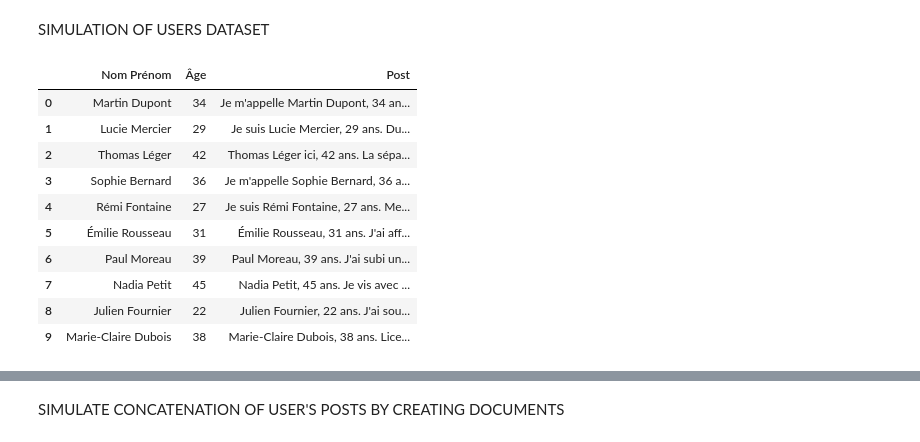
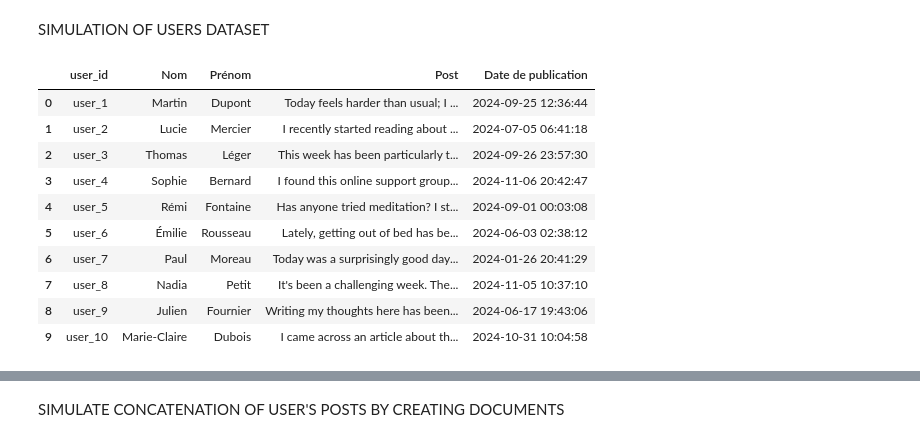
Before and after one commit to Aminesefra8/Hackaton_MoroccanAI_2024-simulation-prototype-, a Jupyter notebook: simu_profile_matching.ipynb, the cells around one changed output, grey strips where cells are left out. Cells and saved outputs as stored; diff of their text form; code cells hidden in the pictures.

```diff
--- a/simu_profile_matching.ipynb
+++ b/simu_profile_matching.ipynb
@@ -44,14 +29,47 @@ df = pd.DataFrame(data)
-# %%
-df
-# %% [output]
-|  | Nom Prénom | Âge | Post |
-| 0 | Martin Dupont | 34 | Je m'appelle Martin Dupont, 34 an... |
-| 1 | Lucie Mercier | 29 | Je suis Lucie Mercier, 29 ans. Du... |
-| 2 | Thomas Léger | 42 | Thomas Léger ici, 42 ans. La sépa... |
-| 3 | Sophie Bernard | 36 | Je m'appelle Sophie Bernard, 36 a... |
-| 4 | Rémi Fontaine | 27 | Je suis Rémi Fontaine, 27 ans. Me... |
-| 5 | Émilie Rousseau | 31 | Émilie Rousseau, 31 ans. J'ai aff... |
-| 6 | Paul Moreau | 39 | Paul Moreau, 39 ans. J'ai subi un... |
-| 7 | Nadia Petit | 45 | Nadia Petit, 45 ans. Je vis avec ... |
-| 8 | Julien Fournier | 22 | Julien Fournier, 22 ans. J'ai sou... |
-| 9 | Marie-Claire Dubois | 38 | Marie-Claire Dubois, 38 ans. Lice... |
+# %%
+# Create random dates
+np.random.seed(42)
+def random_dates(start, end, n=10):
+    start_u = start.value//10**9
+    end_u = end.value//10**9
+    return pd.to_datetime(np.random.randint(start_u, end_u, n), unit='s')
+
+start = pd.to_datetime('2024-01-01')
+end = pd.to_datetime('2024-11-28')
+
+# Data
+data_user = {
+    "user_id": [f"user_{i}" for i in range(1, 11)],
+    "Nom": ["Martin", "Lucie", "Thomas", "Sophie", "Rémi", "Émilie", "Paul", "Nadia", "Julien", "Marie-Claire"],
+    "Prénom": ["Dupont", "Mercier", "Léger", "Bernard", "Fontaine", "Rousseau", "Moreau", "Petit", "Fournier", "Dubois"],
+    "Post": [
+        "Today feels harder than usual; I woke up feeling submerged by a wave of anxiety that I can't shake off. It's been a journey, trying various therapies and medications. I want to share my story here, hoping to connect with others who understand and perhaps have discovered coping mechanisms that might work in these tougher times.",
+        "I recently started reading about mindfulness and meditation to deal with my anxiety. It's been a couple of weeks, and I'm starting to notice subtle changes. I'm more aware of my thoughts and learning slowly to detach from the negative spirals. Sharing this in case it helps someone else out there looking for solutions.",
+        "This week has been particularly tough. I've been unable to find motivation for even the smallest tasks. Everything feels overwhelming, and I'm stuck in a loop of procrastination and guilt. How do you all manage to pull yourselves out of such slumps? I could really use some advice or even just to hear that I'm not alone in this.",
+        "I found this online support group last month, and it's been a game-changer. Being able to talk openly with people who actually understand what it's like has made a big difference. It’s not always easy to share, but here it feels safe. Thinking of sharing some techniques that worked for me and hearing more from others too.",
+        "Has anyone tried meditation? I started about three months ago as a way to manage stress, and it's been surprisingly effective. I was skeptical at first but now find myself looking forward to that quiet time each day. It might not be for everyone, but I recommend giving it a try if you're searching for some peace.",
+        "Lately, getting out of bed has been the hardest part of my day. The constant low mood and lack of energy make facing the day daunting. If anyone has strategies for dealing with morning depression, I would love to hear about them. Let’s help each other find a reason to get up and move.",
+        "Today was a surprisingly good day. After weeks of struggling, I finally felt a glimmer of normalcy. I managed to take a long walk in the park, and the fresh air was rejuvenating. Sharing this because I know how rare these days can be, and I want to remember this feeling and maybe inspire someone else.",
+        "It's been a challenging week. There are days when it feels like there’s no progress at all. But then, I remember that recovery is not linear. There are ups and downs, and acknowledging the small victories is important. Hang in there, everyone, and keep sharing your stories; they make a difference.",
+        "Writing my thoughts here has been incredibly therapeutic. This community has shown me that vulnerability is not a weakness but a strength. Through sharing, I’ve found incredible support and hope. Let's keep the conversation going, as every shared story adds to our collective strength.",
+        "I came across an article about the benefits of professional therapy last week. It made me consider trying it out after hesitating for a long time. If anyone has experiences to share, positive or negative, I’m all ears. Learning from others’ journeys can help demystify the process and perhaps encourage more of us to take that step."
+    ],
+    "Date de publication": random_dates(start, end, 10)
+}
+
+# Create DataFrame
+df_user = pd.DataFrame(data_user)
+# %%
+df_user
+# %% [output]
+|  | user_id | Nom | Prénom | Post | Date de publication |
+| 0 | user_1 | Martin | Dupont | Today feels harder than usual; I ... | 2024-09-25 12:36:44 |
+| 1 | user_2 | Lucie | Mercier | I recently started reading about ... | 2024-07-05 06:41:18 |
+| 2 | user_3 | Thomas | Léger | This week has been particularly t... | 2024-09-26 23:57:30 |
+| 3 | user_4 | Sophie | Bernard | I found this online support group... | 2024-11-06 20:42:47 |
+| 4 | user_5 | Rémi | Fontaine | Has anyone tried meditation? I st... | 2024-09-01 00:03:08 |
+| 5 | user_6 | Émilie | Rousseau | Lately, getting out of bed has be... | 2024-06-03 02:38:12 |
+| 6 | user_7 | Paul | Moreau | Today was a surprisingly good day... | 2024-01-26 20:41:29 |
+| 7 | user_8 | Nadia | Petit | It's been a challenging week. The... | 2024-11-05 10:37:10 |
+| 8 | user_9 | Julien | Fournier | Writing my thoughts here has been... | 2024-06-17 19:43:06 |
+| 9 | user_10 | Marie-Claire | Dubois | I came across an article about th... | 2024-10-31 10:04:58 |
```
Also changed, not shown: parts of 43 cells of this notebook, 9 other files.
